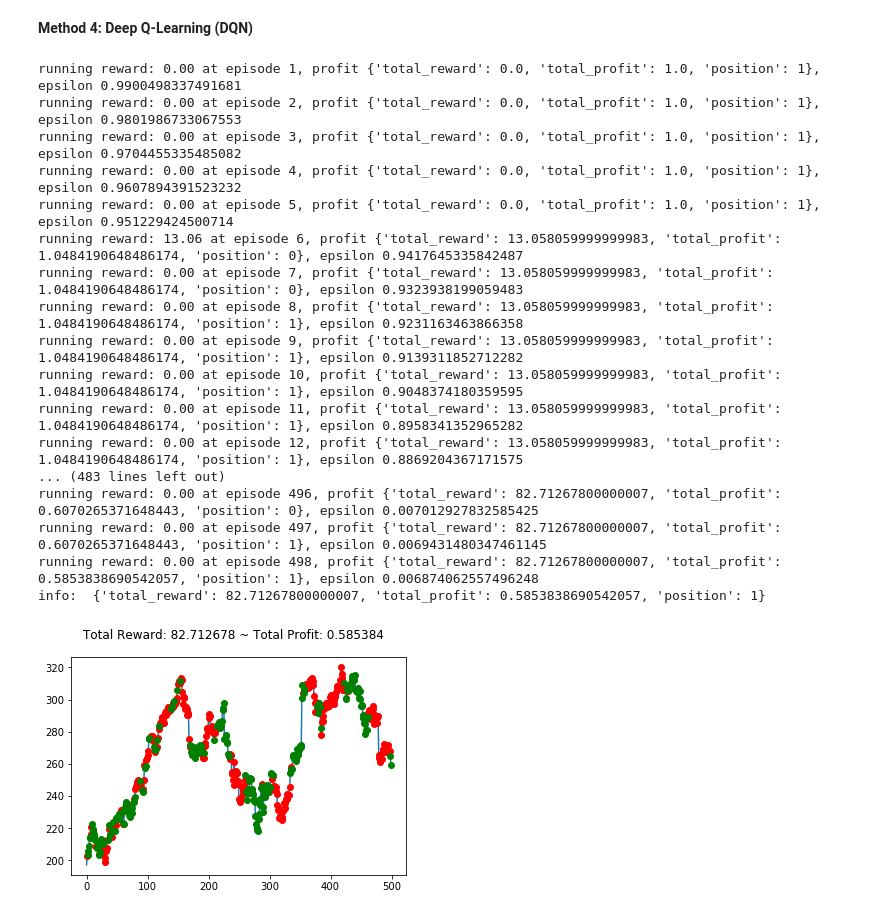
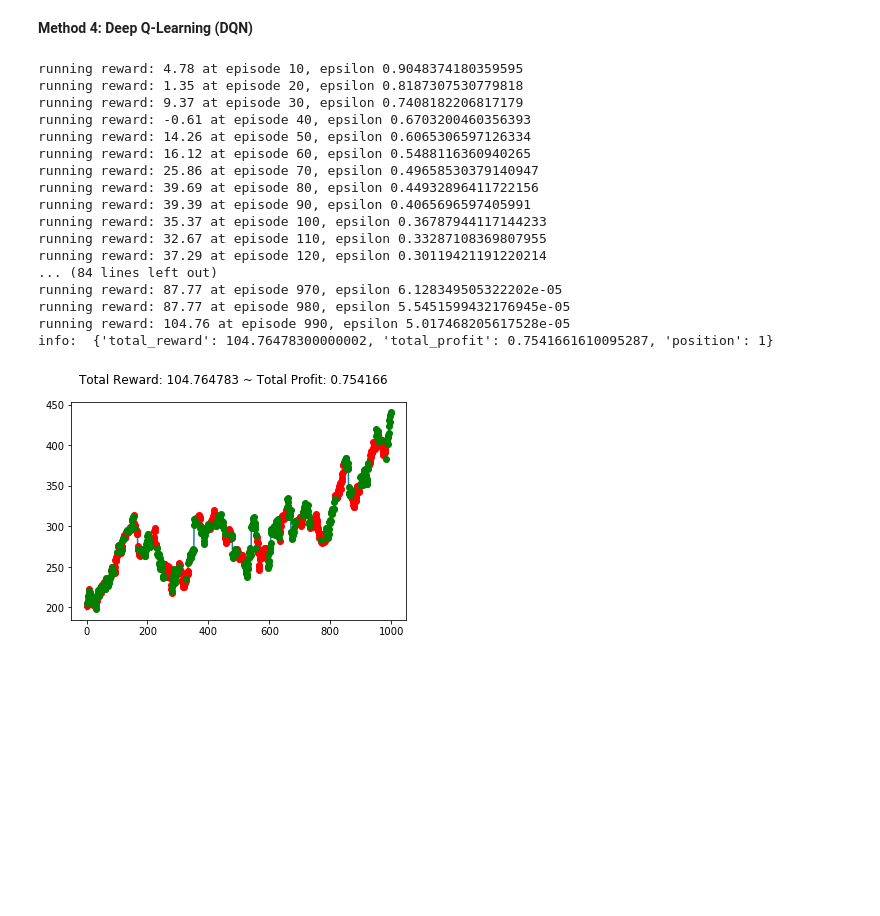
Before and after one commit to fshi3/RL_stock_trading, a Jupyter notebook: RL - Stock Trading Algo.ipynb, the cells around one changed output. Drawn from its saved outputs; the diff is of its cells as text; code cells hidden in the pictures; blank space fills up the shorter version.

Commit message:
added training env

```diff
--- a/RL - Stock Trading Algo.ipynb
+++ b/RL - Stock Trading Algo.ipynb
@@ -190,6 +192,6 @@ env_1 = gym.make('stocks-v0', df = STOCKS_GOOGL, window_size = 1, frame_bound =
 # %%
 optimizer = keras.optimizers.Adam(learning_rate=0.0005)
-tf.keras.backend.set_floatx('float64')
+
 
 # Our Experience Replay memory
 action_history = []
@@ -210,13 +212,13 @@ frame_count = 0
 update_after_actions = 4
 
 # How often to update the target network
-target_update_every = 20
+target_update_every = 10
 loss_function = keras.losses.MeanSquaredError()
 
 epsilon = 1
 adpative = True
 
-state = env_1.reset()[0]
+state = env_training.reset()[0]
 while True:
     timestep_count += 1
 
@@ -239,7 +241,7 @@ while True:
 
         action = int(tf.keras.backend.argmax(action_vals))
 
-    state_next, reward, done, info = env_1.step(action)
+    state_next, reward, done, info = env_training.step(action)
     state_next = state_next[0]
 
 
@@ -273,7 +275,8 @@ while True:
         Q_targets = rewards_sample + gamma * Q_next_state
 
         # What actions are relevant and need updating
-        relevant_actions = tf.one_hot(action_sample, actsize)
+        relevant_actions = tf.cast(tf.one_hot(action_sample, actsize), tf.double)
+
         # we will use Gradient tape to do a custom gradient
         # in the `with` environment we will record a set of operations
         # and then we will take gradients with respect to the trainable parameters
@@ -282,50 +285,50 @@ while True:
             # Train the model on your action selecting network
             q_values = model(state_sample)
             # We consider only the relevant actions
             Q_of_actions = tf.reduce_sum(tf.multiply(q_values, relevant_actions), axis=1)
             # Calculate loss between principal network and target network
             loss = loss_function(Q_targets, Q_of_actions)
 
             # Nudge the weights of the trainable variables towards
             grads = tape.gradient(loss, model.trainable_variables)
             optimizer.apply_gradients(zip(grads, model.trainable_variables))
 
     if timestep_count % target_update_every == 0:
         # update the the target network with new weights
         model_target.set_weights(model.get_weights())
         # Log details
         template = "running reward: {:.2f} at episode {}, epsilon {}"
-        print(template.format(running_reward, timestep_count, info, epsilon))
+        print(template.format(running_reward, timestep_count, epsilon))
 
     # Don't let the memory grow beyond the limit
     if len(rewards_history) > max_memory:
         del action_history[:1]
         del state_history[:1]
         del state_next_history[:1]
         del rewards_history[:1]
         del done_history[:1]
 
     if done:
         print("info: ", info)
         break
 
-env_1.render_all()
+env_training.render_all()
 # %% [output]
-running reward: 0.00 at episode 1, profit {'total_reward': 0.0, 'total_profit': 1.0, 'position': 1}, epsilon 0.9900498337491681
-running reward: 0.00 at episode 2, profit {'total_reward': 0.0, 'total_profit': 1.0, 'position': 1}, epsilon 0.9801986733067553
-running reward: 0.00 at episode 3, profit {'total_reward': 0.0, 'total_profit': 1.0, 'position': 1}, epsilon 0.9704455335485082
-running reward: 0.00 at episode 4, profit {'total_reward': 0.0, 'total_profit': 1.0, 'position': 1}, epsilon 0.9607894391523232
-running reward: 0.00 at episode 5, profit {'total_reward': 0.0, 'total_profit': 1.0, 'position': 1}, epsilon 0.951229424500714
-running reward: 13.06 at episode 6, profit {'total_reward': 13.058059999999983, 'total_profit': 1.0484190648486174, 'position': 0}, epsilon 0.9417645335842487
-running reward: 0.00 at episode 7, profit {'total_reward': 13.058059999999983, 'total_profit': 1.0484190648486174, 'position': 0}, epsilon 0.9323938199059483
-running reward: 0.00 at episode 8, profit {'total_reward': 13.058059999999983, 'total_profit': 1.0484190648486174, 'position': 1}, epsilon 0.9231163463866358
-running reward: 0.00 at episode 9, profit {'total_reward': 13.058059999999983, 'total_profit': 1.0484190648486174, 'position': 1}, epsilon 0.9139311852712282
-running reward: 0.00 at episode 10, profit {'total_reward': 13.058059999999983, 'total_profit': 1.0484190648486174, 'position': 1}, epsilon 0.9048374180359595
-running reward: 0.00 at episode 11, profit {'total_reward': 13.058059999999983, 'total_profit': 1.0484190648486174, 'position': 1}, epsilon 0.8958341352965282
-running reward: 0.00 at episode 12, profit {'total_reward': 13.058059999999983, 'total_profit': 1.0484190648486174, 'position': 1}, epsilon 0.8869204367171575
-... (483 lines left out)
-running reward: 0.00 at episode 496, profit {'total_reward': 82.71267800000007, 'total_profit': 0.6070265371648443, 'position': 0}, epsilon 0.007012927832585425
-running reward: 0.00 at episode 497, profit {'total_reward': 82.71267800000007, 'total_profit': 0.6070265371648443, 'position': 1}, epsilon 0.0069431480347461145
-running reward: 0.00 at episode 498, profit {'total_reward': 82.71267800000007, 'total_profit': 0.5853838690542057, 'position': 1}, epsilon 0.006874062557496248
-info:  {'total_reward': 82.71267800000007, 'total_profit': 0.5853838690542057, 'position': 1}
+running reward: 4.78 at episode 10, epsilon 0.9048374180359595
+running reward: 1.35 at episode 20, epsilon 0.8187307530779818
+running reward: 9.37 at episode 30, epsilon 0.7408182206817179
+running reward: -0.61 at episode 40, epsilon 0.6703200460356393
+running reward: 14.26 at episode 50, epsilon 0.6065306597126334
+running reward: 16.12 at episode 60, epsilon 0.5488116360940265
+running reward: 25.86 at episode 70, epsilon 0.49658530379140947
+running reward: 39.69 at episode 80, epsilon 0.44932896411722156
+running reward: 39.39 at episode 90, epsilon 0.4065696597405991
+running reward: 35.37 at episode 100, epsilon 0.36787944117144233
+running reward: 32.67 at episode 110, epsilon 0.33287108369807955
+running reward: 37.29 at episode 120, epsilon 0.30119421191220214
+... (84 lines left out)
+running reward: 87.77 at episode 970, epsilon 6.128349505322202e-05
+running reward: 87.77 at episode 980, epsilon 5.5451599432176945e-05
+running reward: 104.76 at episode 990, epsilon 5.017468205617528e-05
+info:  {'total_reward': 104.76478300000002, 'total_profit': 0.7541661610095287, 'position': 1}
-[figure, old version]
+[figure, new version]
```
Also changed, not shown: parts of 5 cells of this notebook.
